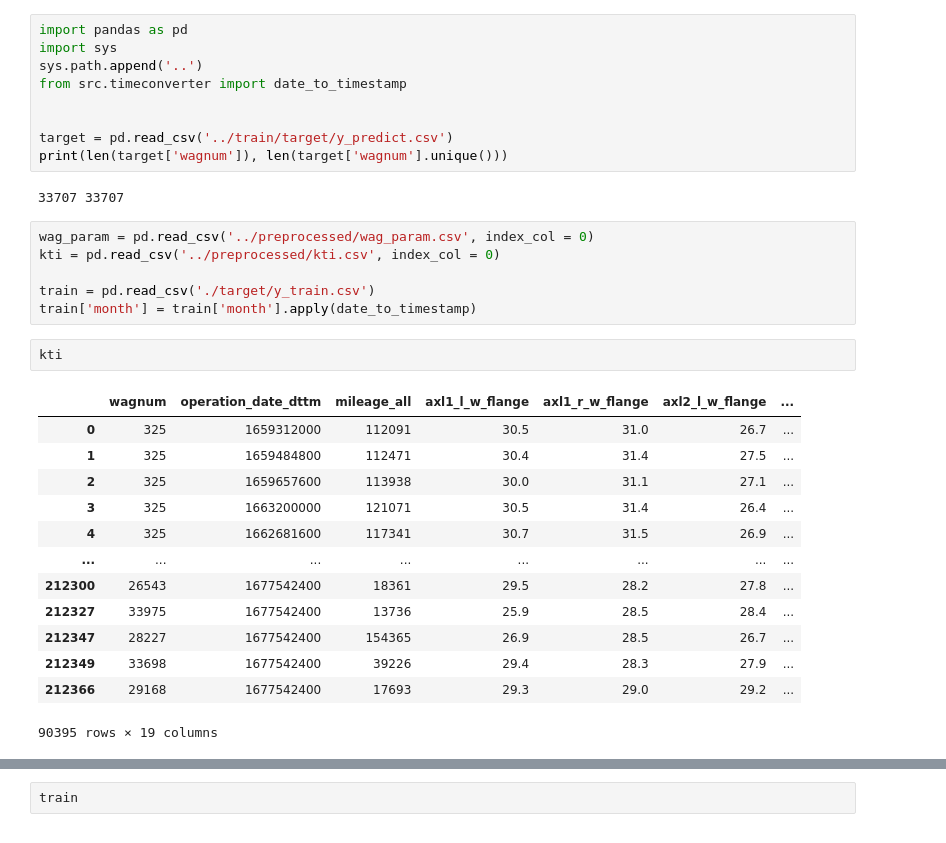
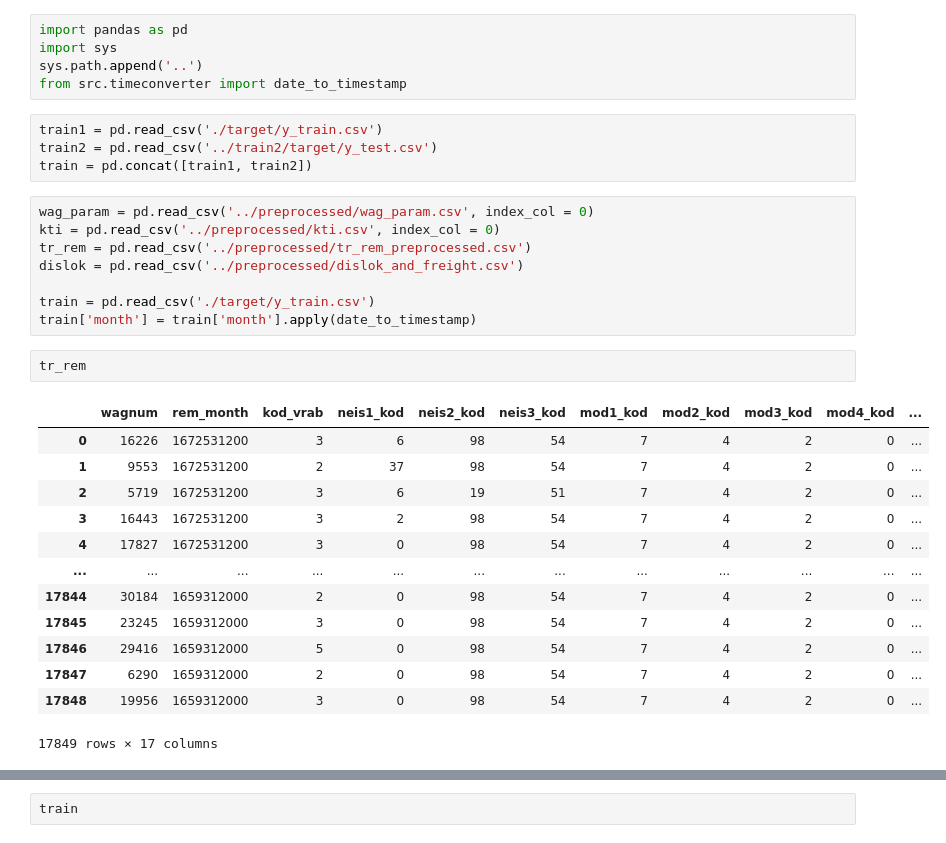
Before and after one commit to thehir0/DataWagon, a Jupyter notebook: train/train_catboost copy.ipynb, the cells around one changed output, grey strips where cells are left out. Cells and saved outputs as stored; diff of their text form.

```diff
--- a/train/train_catboost copy.ipynb
+++ b/train/train_catboost copy.ipynb
@@ -3,31 +3,31 @@ import pandas as pd
 import sys
 sys.path.append('..')
 from src.timeconverter import date_to_timestamp
-
-
-target = pd.read_csv('../train/target/y_predict.csv')
-print(len(target['wagnum']), len(target['wagnum'].unique()))
-# %% [output]
-33707 33707
+# %%
+train1 = pd.read_csv('./target/y_train.csv')
+train2 = pd.read_csv('../train2/target/y_test.csv')
+train = pd.concat([train1, train2])
 # %%
 wag_param = pd.read_csv('../preprocessed/wag_param.csv', index_col = 0)
 kti = pd.read_csv('../preprocessed/kti.csv', index_col = 0)
+tr_rem = pd.read_csv('../preprocessed/tr_rem_preprocessed.csv')
+dislok = pd.read_csv('../preprocessed/dislok_and_freight.csv')
 
 train = pd.read_csv('./target/y_train.csv')
 train['month'] = train['month'].apply(date_to_timestamp)
-# %%
-kti
-# %% [output]
-|  | wagnum | operation_date_dttm | mileage_all | axl1_l_w_flange | axl1_r_w_flange | axl2_l_w_flange | ... |
-| 0 | 325 | 1659312000 | 112091 | 30.5 | 31.0 | 26.7 | ... |
-| 1 | 325 | 1659484800 | 112471 | 30.4 | 31.4 | 27.5 | ... |
-| 2 | 325 | 1659657600 | 113938 | 30.0 | 31.1 | 27.1 | ... |
-| 3 | 325 | 1663200000 | 121071 | 30.5 | 31.4 | 26.4 | ... |
-| 4 | 325 | 1662681600 | 117341 | 30.7 | 31.5 | 26.9 | ... |
-| ... | ... | ... | ... | ... | ... | ... | ... |
-| 212300 | 26543 | 1677542400 | 18361 | 29.5 | 28.2 | 27.8 | ... |
-| 212327 | 33975 | 1677542400 | 13736 | 25.9 | 28.5 | 28.4 | ... |
-| 212347 | 28227 | 1677542400 | 154365 | 26.9 | 28.5 | 26.7 | ... |
-| 212349 | 33698 | 1677542400 | 39226 | 29.4 | 28.3 | 27.9 | ... |
-| 212366 | 29168 | 1677542400 | 17693 | 29.3 | 29.0 | 29.2 | ... |
-90395 rows × 19 columns
+# %%
+tr_rem
+# %% [output]
+|  | wagnum | rem_month | kod_vrab | neis1_kod | neis2_kod | neis3_kod | mod1_kod | mod2_kod | mod3_kod | mod4_kod | ... |
+| 0 | 16226 | 1672531200 | 3 | 6 | 98 | 54 | 7 | 4 | 2 | 0 | ... |
+| 1 | 9553 | 1672531200 | 2 | 37 | 98 | 54 | 7 | 4 | 2 | 0 | ... |
+| 2 | 5719 | 1672531200 | 3 | 6 | 19 | 51 | 7 | 4 | 2 | 0 | ... |
+| 3 | 16443 | 1672531200 | 3 | 2 | 98 | 54 | 7 | 4 | 2 | 0 | ... |
+| 4 | 17827 | 1672531200 | 3 | 0 | 98 | 54 | 7 | 4 | 2 | 0 | ... |
+| ... | ... | ... | ... | ... | ... | ... | ... | ... | ... | ... | ... |
+| 17844 | 30184 | 1659312000 | 2 | 0 | 98 | 54 | 7 | 4 | 2 | 0 | ... |
+| 17845 | 23245 | 1659312000 | 3 | 0 | 98 | 54 | 7 | 4 | 2 | 0 | ... |
+| 17846 | 29416 | 1659312000 | 5 | 0 | 98 | 54 | 7 | 4 | 2 | 0 | ... |
+| 17847 | 6290 | 1659312000 | 2 | 0 | 98 | 54 | 7 | 4 | 2 | 0 | ... |
+| 17848 | 19956 | 1659312000 | 3 | 0 | 98 | 54 | 7 | 4 | 2 | 0 | ... |
+17849 rows × 17 columns
```
Also changed, not shown: parts of 6 cells of this notebook, 11 other files.
